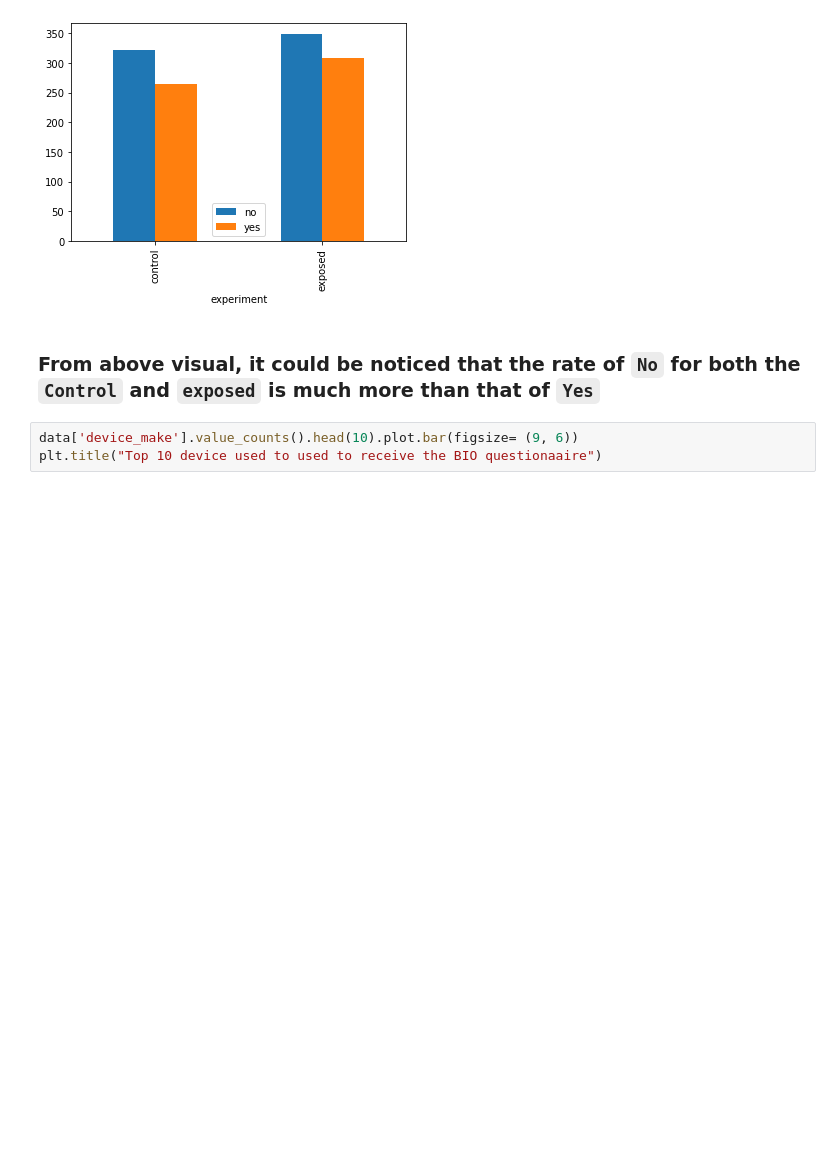
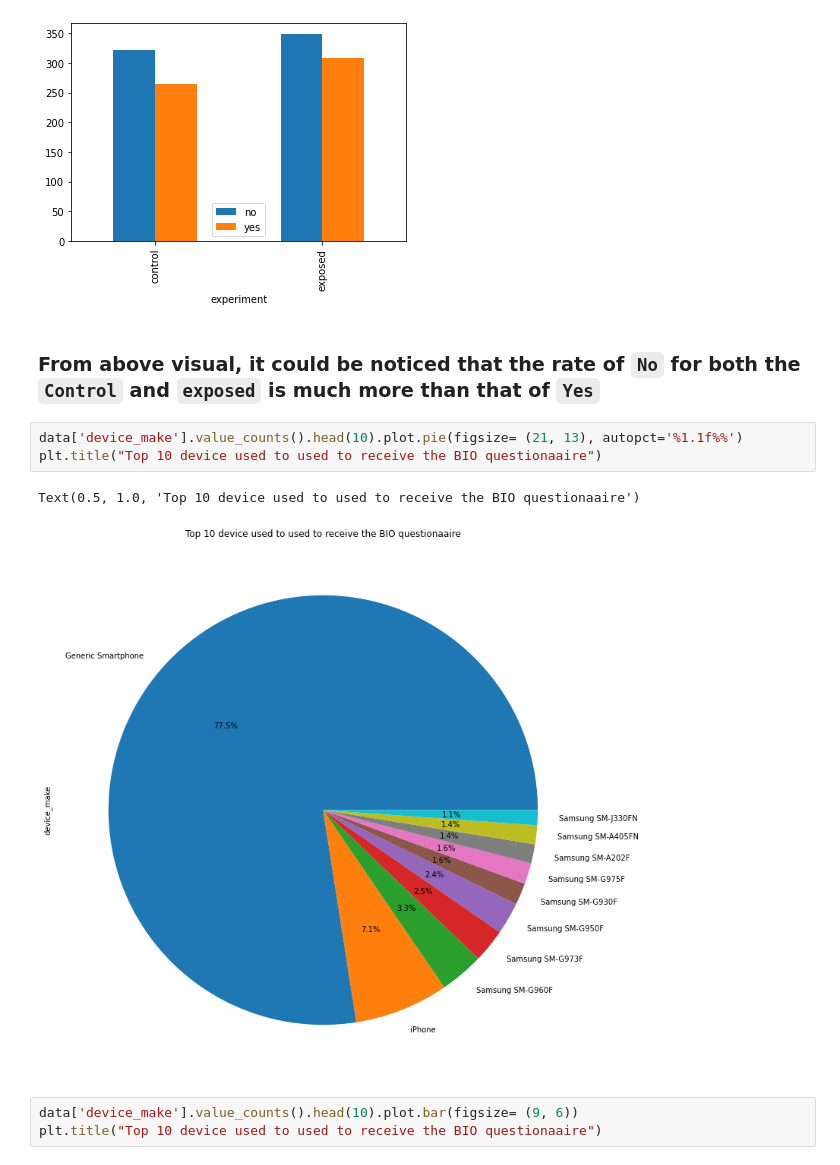
Before and after one commit to comsavvy/A-B-Hypothesis-testing, a Jupyter notebook: w4.ipynb, the cells around one changed output. Cells and saved outputs as stored; diff of their text form; blank space fills up the shorter version.

````diff
--- a/w4.ipynb
+++ b/w4.ipynb
@@ -143,6 +143,12 @@ cediff.iloc[:2, :].plot.bar();
 [figure]
 # %% [markdown]
 ### From above visual, it could be noticed that the rate of ```No``` for both the ```Control``` and ```exposed``` is much more than that of ```Yes```
+# %%
+data['device_make'].value_counts().head(10).plot.pie(figsize= (21, 13), autopct='%1.1f%%')
+plt.title("Top 10 device used to used to receive the BIO questionaaire")
+# %% [output]
+Text(0.5, 1.0, 'Top 10 device used to used to receive the BIO questionaaire')
+[figure, added]
 # %%
 data['device_make'].value_counts().head(10).plot.bar(figsize= (9, 6))
 plt.title("Top 10 device used to used to receive the BIO questionaaire")
````
Also changed, not shown: parts of 8 cells of this notebook.
